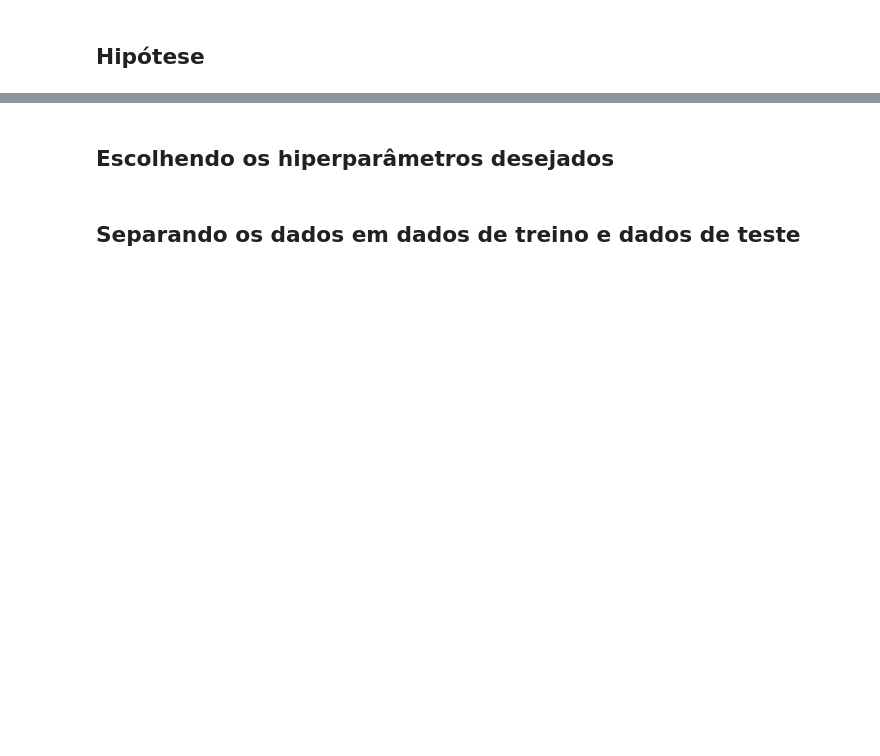
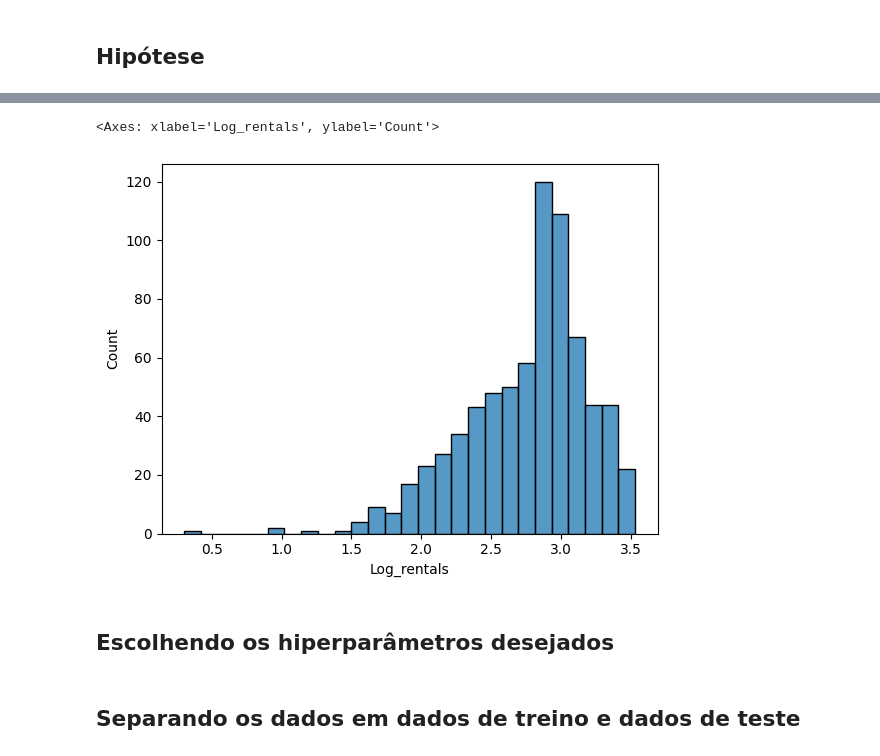
Before and after one commit to PeterRibs/bike_rental_analysis, a Jupyter notebook: Bike_Rental_Analysis.ipynb, the cells around one changed output, grey strips where cells are left out. Saved outputs shown, nothing was run; the diff lists cells and outputs as text; code cells hidden in the pictures; blank space fills up the shorter version.

```diff
--- a/Bike_Rental_Analysis.ipynb
+++ b/Bike_Rental_Analysis.ipynb
@@ -33,3 +114,12 @@ nulos
+# %%
+# Calculando o log do nosso target
+
+dataframe['Log_rentals'] = np.log10(dataframe['rentals'])
+
+sns.histplot(data=dataframe, x='Log_rentals')
+# %% [output]
+<Axes: xlabel='Log_rentals', ylabel='Count'>
+[figure, added]
 # %% [markdown]
 ## Escolhendo os hiperparâmetros desejados
 # %% [markdown]
```
Also changed, not shown: parts of 8 cells of this notebook, 1 other file.
